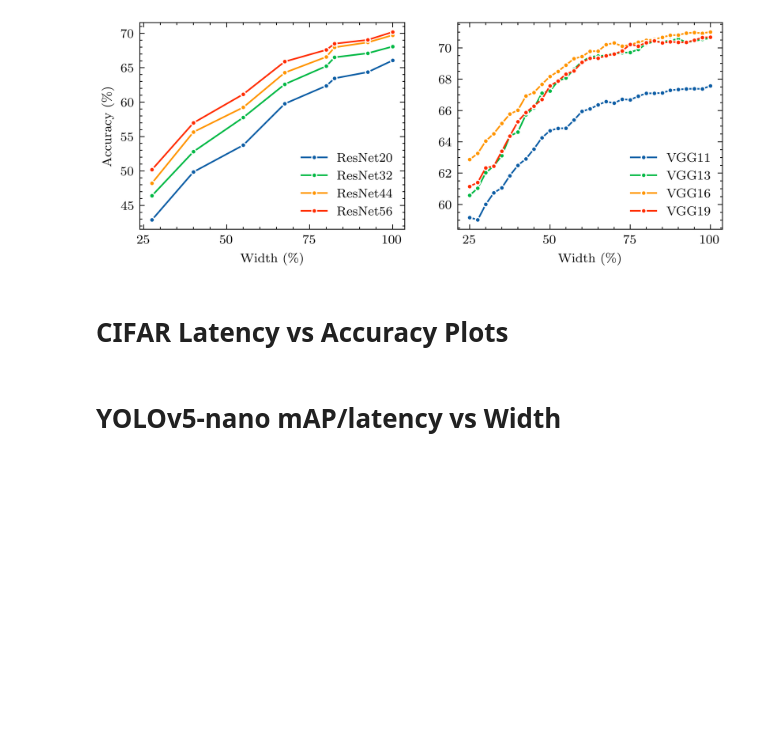
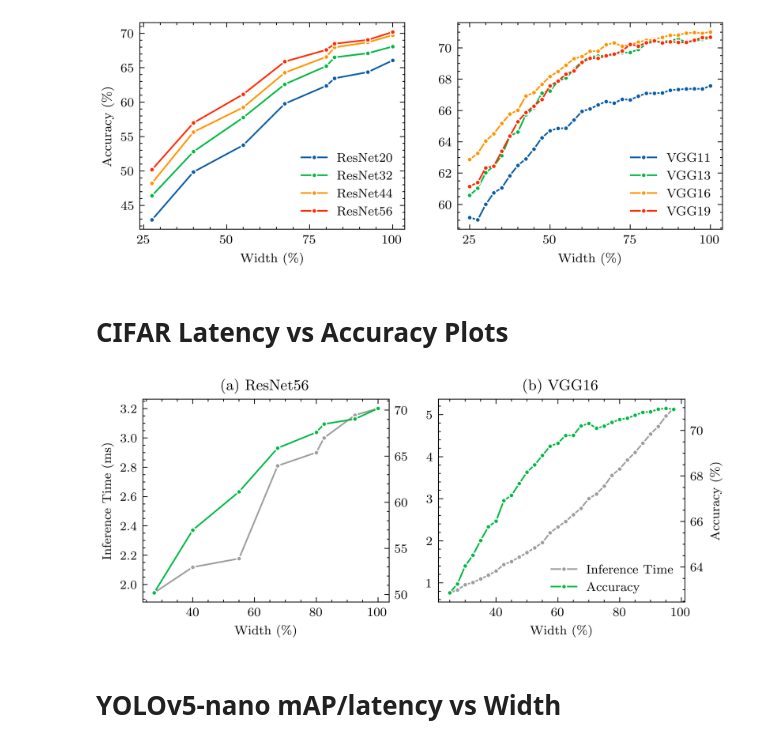
Before and after one commit to Didanny/slimmable-nn, a Jupyter notebook: plots.ipynb, the cells around one changed output. Drawn from its saved outputs; the diff is of its cells as text; code cells hidden in the pictures; blank space fills up the shorter version.

Commit message:
Get resize time plots

```diff
--- a/plots.ipynb
+++ b/plots.ipynb
@@ -215,35 +215,37 @@ with plt.style.context(['science', 'ieee']):
 
     ax1_flip.set_ylabel('')
 
     # VGG16
     inference_time_cpu_vgg16 = sns.lineplot(data=df_vgg16, x='sparsity', y='latency', marker='o', c=sci_cycle.by_key()['color'][6], ax=ax2, linewidth=1, markersize=3)
     # ax2.set_ylim(50, 300)
 
     ax2.set_ylabel('')
     ax2.set_xlabel('Width (\%)')
 
     ax2_flip = ax2.twinx()
 
     accuracy_vgg16 = sns.lineplot(data=df_vgg16, x='sparsity', y='value', marker='o', c=sci_cycle.by_key()['color'][1], ax=ax2_flip, linewidth=1, markersize=3)
     # ax2_flip.set_ylim(0, 40)
 
     ax2_flip.set_ylabel('Accuracy (\%)')
 
     legend_handles = [Line2D([0], [0], color=sci_cycle.by_key()['color'][6], marker='o', markersize=3, mec='#ffffff', mew=0.8, label='Inference Time'),
                       Line2D([0], [0], color=sci_cycle.by_key()['color'][1], marker='o', markersize=3, mec='#ffffff', mew=0.8, label='Accuracy'),
     ]
 
     fig.legend(handles=legend_handles, loc='lower right', bbox_to_anchor=(0.9, 0.1))
 
     # Title
-    ax1.set_title('(a) ResNet56', fontsize='small')
-    ax2.set_title('(b) VGG16', fontsize='small')
+    ax1.set_title('(a) ResNet56')
+    ax2.set_title('(b) VGG16')
 
     if SHOW:
         plt.show()
     else:
         plt.savefig('./results/plots/uscifar_latency.pgf', bbox_inches='tight')
         plt.close()
+# %% [output]
+[figure, added]
 # %% [markdown]
 # YOLOv5-nano mAP/latency vs Width
 # %%
```
Also changed, not shown: parts of 18 cells of this notebook, 7 other files.
